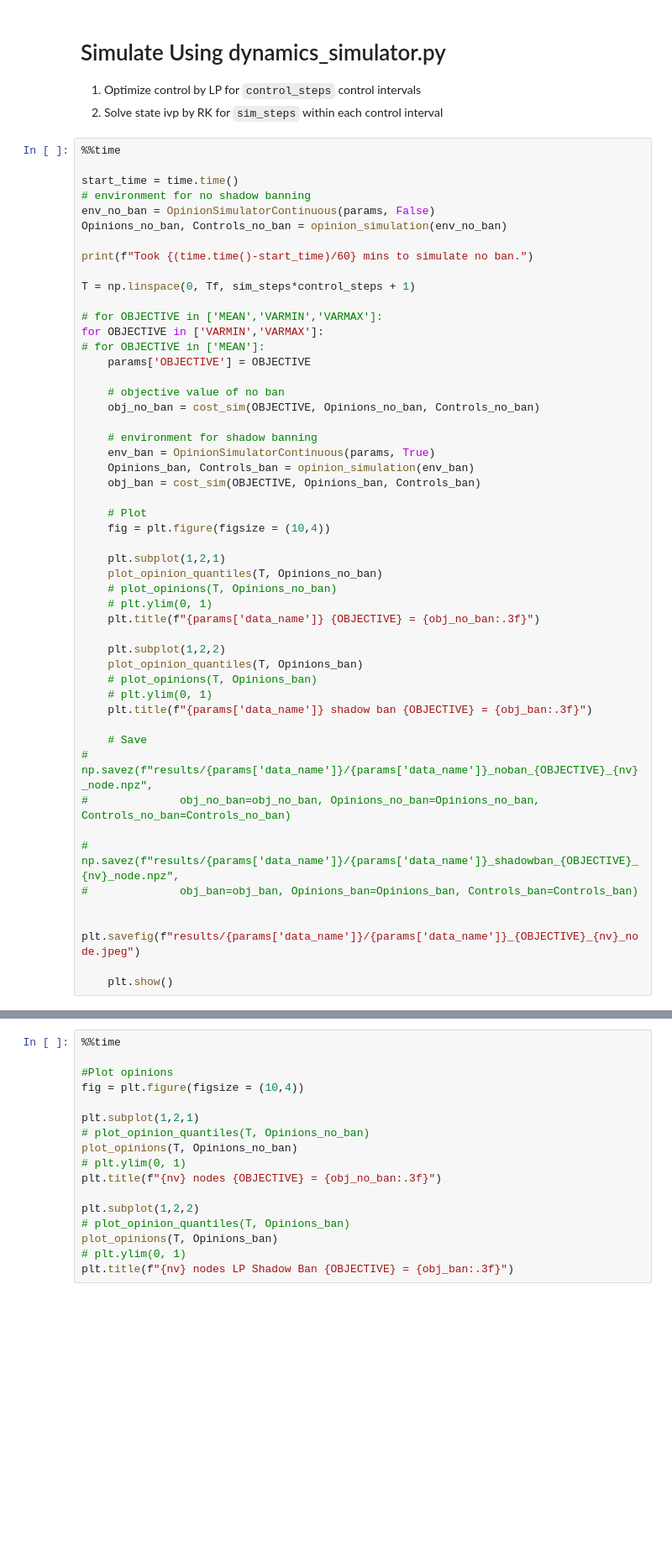
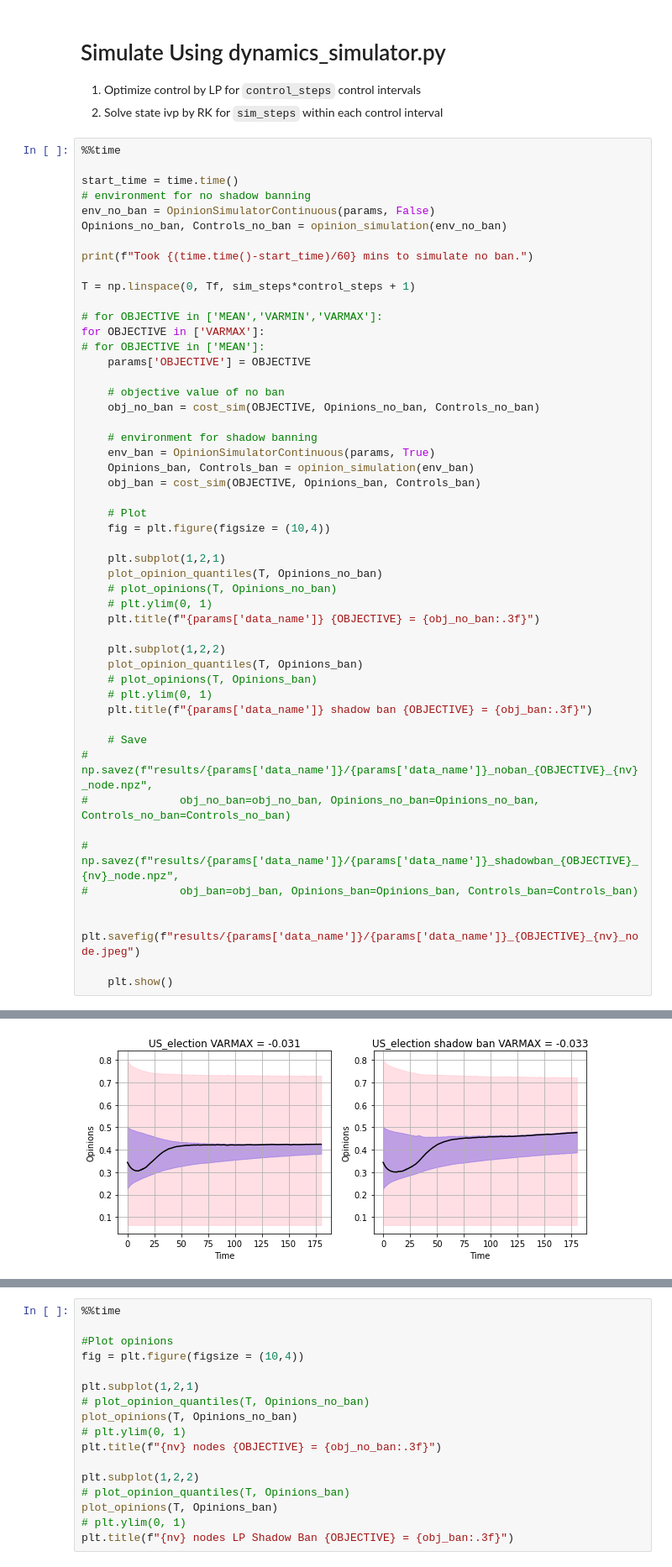
Before and after one commit to zlisto/opinion_dynamics, a Jupyter notebook: ShadowbanAdaptive.ipynb, the cells around one changed output, grey strips where cells are left out. Shown at 84% size. Cells and saved outputs as stored; diff of their text form; blank space fills up the shorter version.

Commit message:
US_election plots

```diff
--- a/ShadowbanAdaptive.ipynb
+++ b/ShadowbanAdaptive.ipynb
@@ -409,7 +409,7 @@ print(f"Took {(time.time()-start_time)/60} mins to simulate no ban.")
 T = np.linspace(0, Tf, sim_steps*control_steps + 1)
 
 # for OBJECTIVE in ['MEAN','VARMIN','VARMAX']:
-for OBJECTIVE in ['VARMIN','VARMAX']:
+for OBJECTIVE in ['VARMAX']:
 # for OBJECTIVE in ['MEAN']:
     params['OBJECTIVE'] = OBJECTIVE
 
@@ -446,3 +446,4 @@ for OBJECTIVE in ['VARMIN','VARMAX']:
     plt.savefig(f"results/{params['data_name']}/{params['data_name']}_{OBJECTIVE}_{nv}_node.jpeg")
 
     plt.show()
+# %% [output]
@@ -448,0 +451 @@ for OBJECTIVE in ['VARMIN','VARMAX']:
+[figure, added]
```
Also changed, not shown: parts of 5 cells of this notebook, 2 other files.
